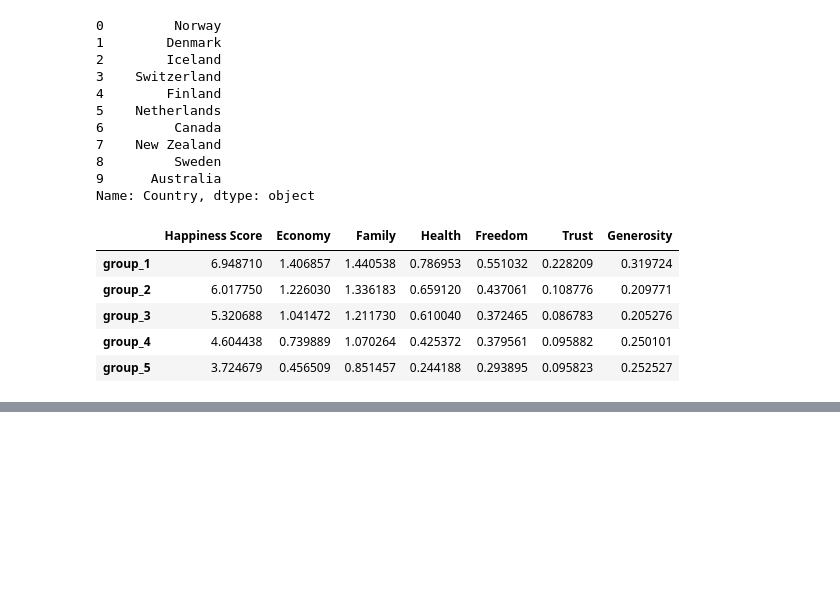
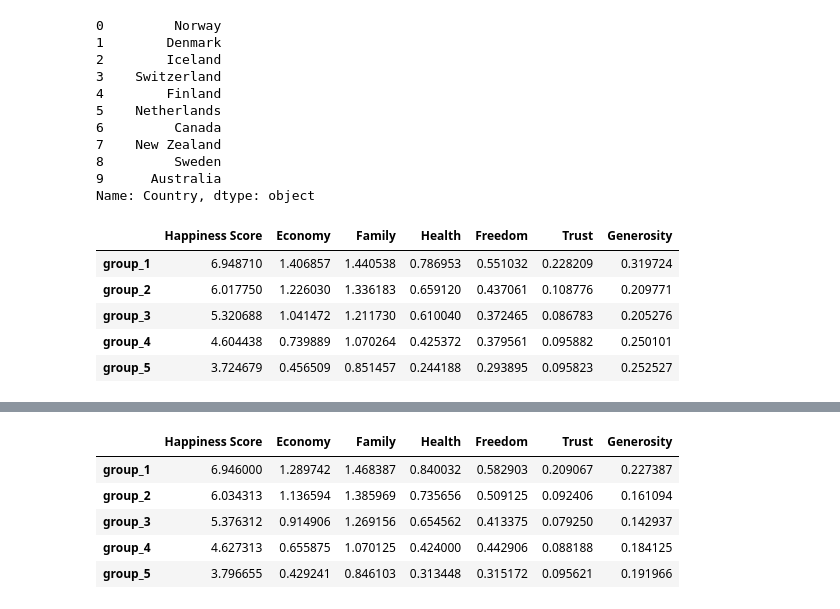
Before and after one commit to bhosale-prathamesh/World-Happiness-Report-Analysis, a Jupyter notebook: World Happiness Report Analysis (2015-2020).ipynb, the cells around one changed output, grey strips where cells are left out. Saved outputs shown, nothing was run; the diff lists cells and outputs as text; code cells hidden in the pictures; blank space fills up the shorter version.

```diff
--- a/World Happiness Report Analysis (2015-2020).ipynb
+++ b/World Happiness Report Analysis (2015-2020).ipynb
@@ -394,0 +407,51 @@ fig.show()
+# %%
+group_1 = data_2018[0:31]
+group_2 = data_2018[31:63]
+group_3 = data_2018[63:95]
+group_4 = data_2018[95:127]
+group_5 = data_2018[127:]
+# %%
+index=['group_1','group_2','group_3','group_4','group_5']
+summary_2018 = pd.DataFrame(data={'Happiness Score':[group_1['Score'].mean(),
+                                          group_2['Score'].mean(),
+                                          group_3['Score'].mean(),
+                                          group_4['Score'].mean(),
+                                          group_5['Score'].mean()],
+                                 'Economy':[group_1['GDP per capita'].mean(),
+                                          group_2['GDP per capita'].mean(),
+                                          group_3['GDP per capita'].mean(),
+                                          group_4['GDP per capita'].mean(),
+                                          group_5['GDP per capita'].mean()],
+                                 'Family':[group_1['Social support'].mean(),
+                                          group_2['Social support'].mean(),
+                                          group_3['Social support'].mean(),
+                                          group_4['Social support'].mean(),
+                                          group_5['Social support'].mean()],
+                                 'Health':[group_1['Healthy life expectancy'].mean(),
+                                          group_2['Healthy life expectancy'].mean(),
+                                          group_3['Healthy life expectancy'].mean(),
+                                          group_4['Healthy life expectancy'].mean(),
+                                          group_5['Healthy life expectancy'].mean()],
+                                 'Freedom':[group_1['Freedom to make life choices'].mean(),
+                                          group_2['Freedom to make life choices'].mean(),
+                                          group_3['Freedom to make life choices'].mean(),
+                                          group_4['Freedom to make life choices'].mean(),
+                                          group_5['Freedom to make life choices'].mean()],
+                                 'Trust':[group_1['Perceptions of corruption'].mean(),
+                                          group_2['Perceptions of corruption'].mean(),
+                                          group_3['Perceptions of corruption'].mean(),
+                                          group_4['Perceptions of corruption'].mean(),
+                                          group_5['Perceptions of corruption'].mean()],
+                                 'Generosity':[group_1['Generosity'].mean(),
+                                          group_2['Generosity'].mean(),
+                                          group_3['Generosity'].mean(),
+                                          group_4['Generosity'].mean(),
+                                          group_5['Generosity'].mean()]},index=index)
+summary_2018
+# %% [output]
+|  | Happiness Score | Economy | Family | Health | Freedom | Trust | Generosity |
+| group_1 | 6.946000 | 1.289742 | 1.468387 | 0.840032 | 0.582903 | 0.209067 | 0.227387 |
+| group_2 | 6.034313 | 1.136594 | 1.385969 | 0.735656 | 0.509125 | 0.092406 | 0.161094 |
+| group_3 | 5.376312 | 0.914906 | 1.269156 | 0.654562 | 0.413375 | 0.079250 | 0.142937 |
+| group_4 | 4.627313 | 0.655875 | 1.070125 | 0.424000 | 0.442906 | 0.088188 | 0.184125 |
+| group_5 | 3.796655 | 0.429241 | 0.846103 | 0.313448 | 0.315172 | 0.095621 | 0.191966 |
```
Also changed, not shown: parts of 5 cells of this notebook, 1 other file.
